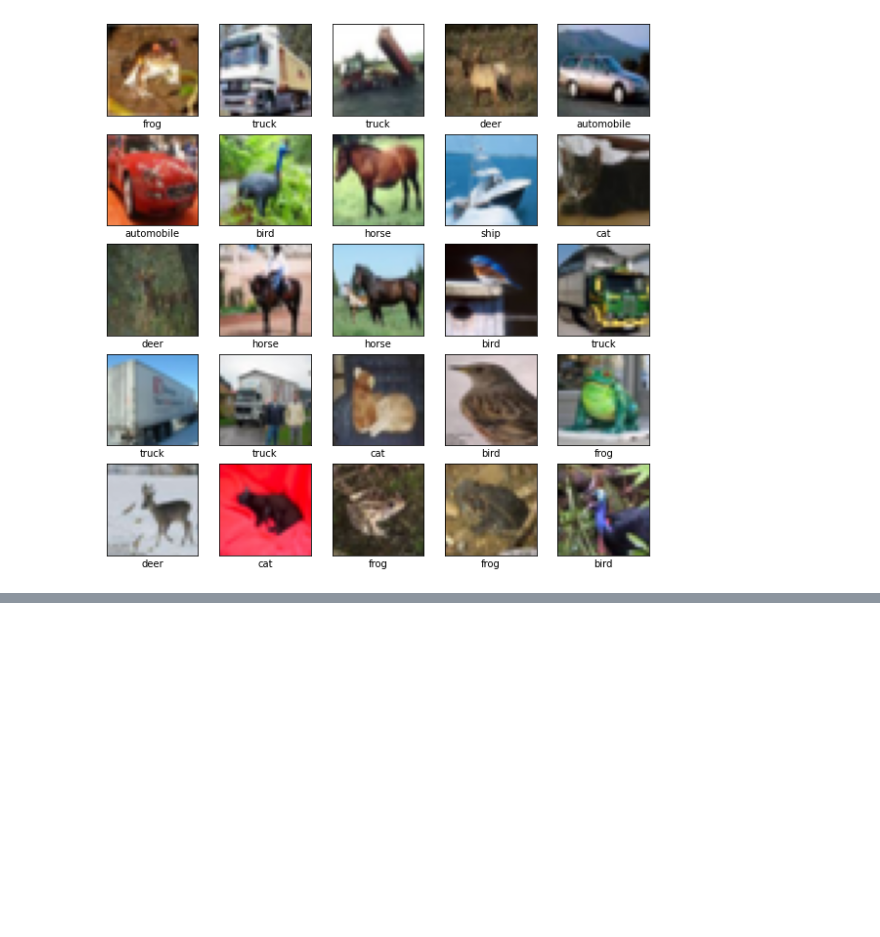
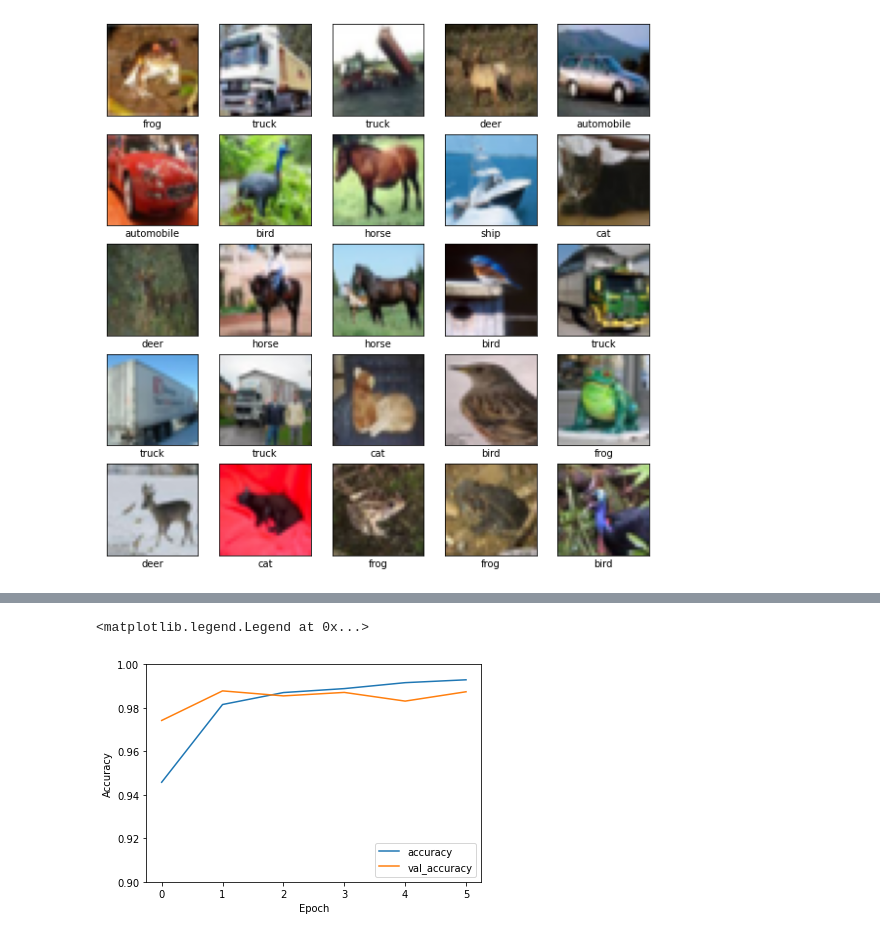
Before and after one commit to RoseSarlake/deep-learning, a Jupyter notebook: DL_exe1.ipynb, the cells around one changed output, grey strips where cells are left out. Saved outputs shown, nothing was run; the diff lists cells and outputs as text; code cells hidden in the pictures; blank space fills up the shorter version.

```diff
--- a/DL_exe1.ipynb
+++ b/DL_exe1.ipynb
@@ -134,0 +209,10 @@ print(test_loss)
+# %%
+plt.plot(history.history['sparse_categorical_accuracy'], label='accuracy')
+plt.plot(history.history['val_sparse_categorical_accuracy'], label = 'val_accuracy')
+plt.xlabel('Epoch')
+plt.ylabel('Accuracy')
+plt.ylim([0.9, 1])
+plt.legend(loc='lower right')
+# %% [output]
+<matplotlib.legend.Legend at 0x...>
+[figure, added]
```
Also changed, not shown: parts of 16 cells of this notebook.
